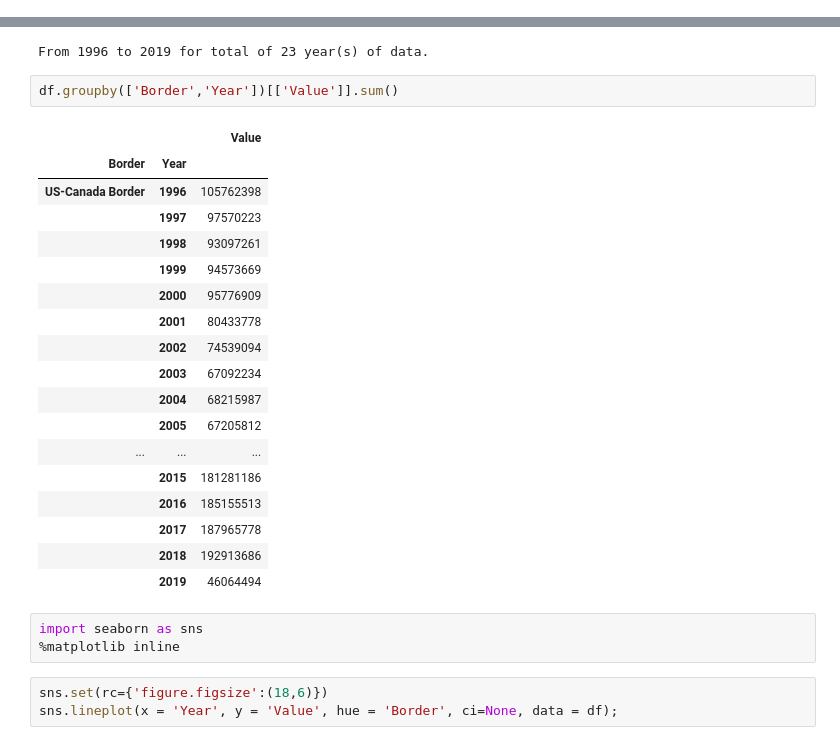
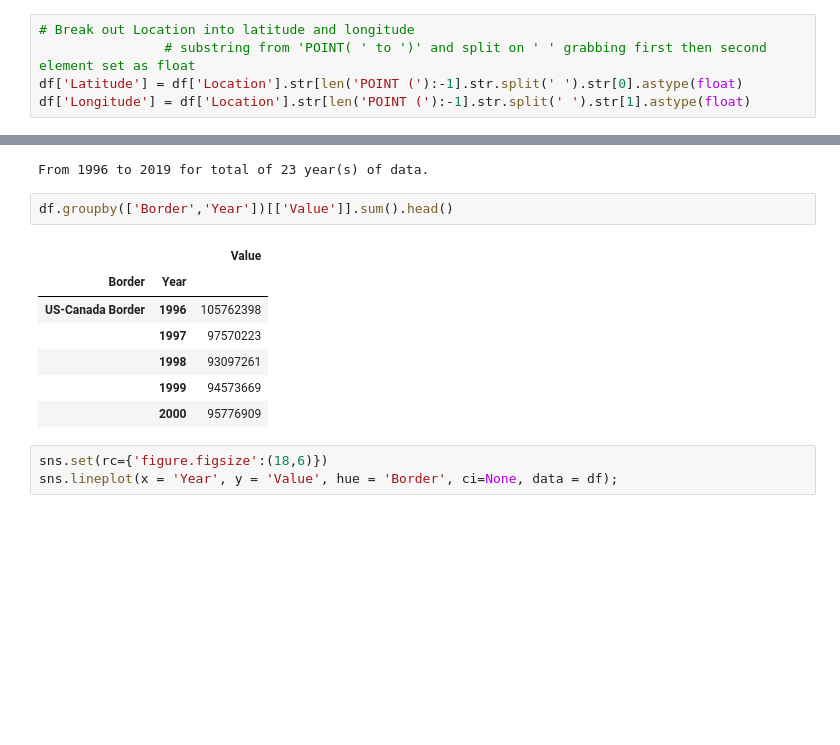
Before and after one commit to maxrgnt/economic-eda-by-state, a Jupyter notebook: EDA.ipynb, the cells around one changed output, grey strips where cells are left out. Drawn from its saved outputs; the diff is of its cells as text; blank space fills up the shorter version.

```diff
--- a/EDA.ipynb
+++ b/EDA.ipynb
@@ -61,4 +67,9 @@ Month       0
 dtype: int64
+# %%
+# Break out Location into latitude and longitude
+                # substring from 'POINT( ' to ')' and split on ' ' grabbing first then second element set as float
+df['Latitude'] = df['Location'].str[len('POINT ('):-1].str.split(' ').str[0].astype(float)
+df['Longitude'] = df['Location'].str[len('POINT ('):-1].str.split(' ').str[1].astype(float)
 # %%
 # Handle the Date column
 df['newDate'] = pd.to_datetime(df['Date'])
@@ -73,29 +84,15 @@ print(f'From {minYear} to {maxYear} for total of {maxYear-minYear} year(s) of da
 # %% [output]
 From 1996 to 2019 for total of 23 year(s) of data.
 # %%
-df.groupby(['Border','Year'])[['Value']].sum()
+df.groupby(['Border','Year'])[['Value']].sum().head()
 # %% [output]
 |  |  | Value |
 | Border | Year |  |
 | US-Canada Border | 1996 | 105762398 |
 |  | 1997 | 97570223 |
 |  | 1998 | 93097261 |
 |  | 1999 | 94573669 |
 |  | 2000 | 95776909 |
-|  | 2001 | 80433778 |
-|  | 2002 | 74539094 |
-|  | 2003 | 67092234 |
-|  | 2004 | 68215987 |
-|  | 2005 | 67205812 |
-| ... | ... | ... |
-|  | 2015 | 181281186 |
-|  | 2016 | 185155513 |
-|  | 2017 | 187965778 |
-|  | 2018 | 192913686 |
-|  | 2019 | 46064494 |
-# %%
-import seaborn as sns
-%matplotlib inline
 # %%
 sns.set(rc={'figure.figsize':(18,6)})
 sns.lineplot(x = 'Year', y = 'Value', hue = 'Border', ci=None, data = df);
```
Also changed, not shown: parts of 7 cells of this notebook, 1 other file.
